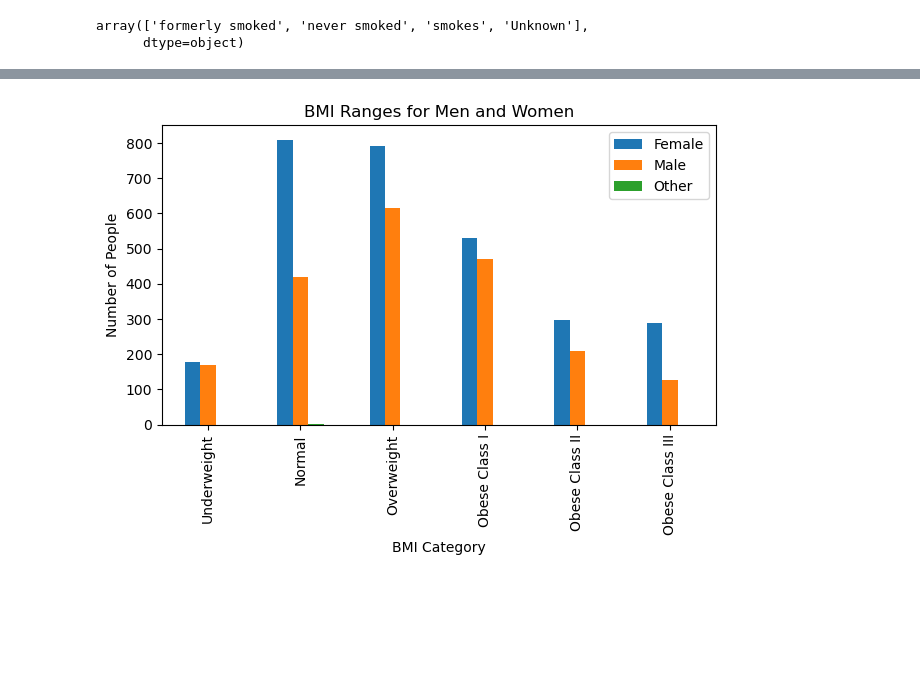
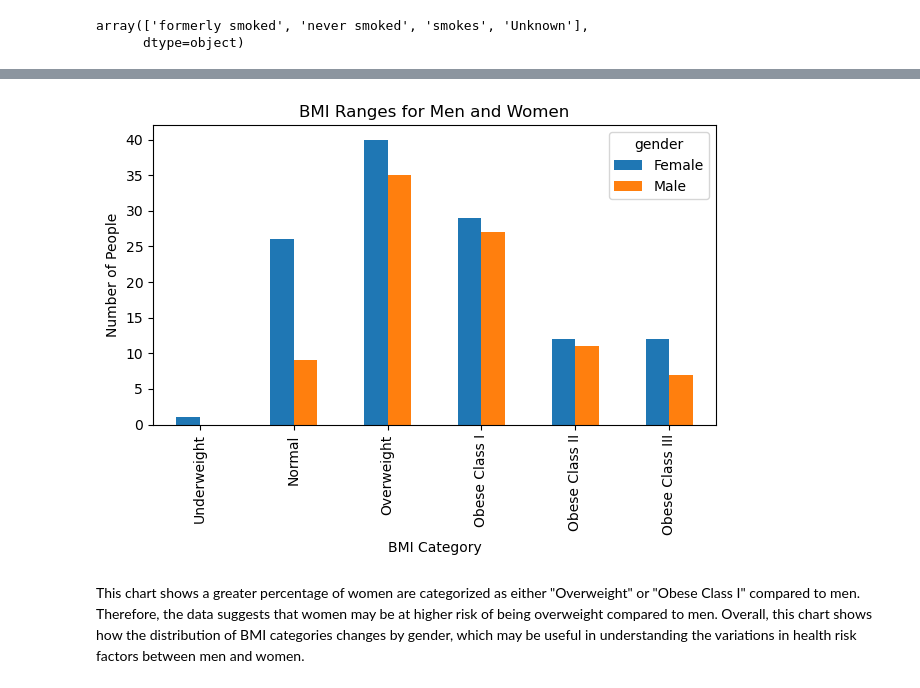
Before and after one commit to talazubi/project-1, a Jupyter notebook: stroke-prediction.ipynb, the cells around one changed output, grey strips where cells are left out. Saved outputs shown, nothing was run; the diff lists cells and outputs as text; code cells hidden in the pictures; blank space fills up the shorter version.

```diff
--- a/stroke-prediction.ipynb
+++ b/stroke-prediction.ipynb
@@ -169,4 +160,11 @@ bmi_bins = [0, 18.5, 24.9, 29.9, 34.9, 39.9, 100]
 bmi_labels = ['Underweight', 'Normal', 'Overweight', 'Obese Class I', 'Obese Class II', 'Obese Class III']
 # %%
 # Creating a copy of the stroke prediction for later aggregations
-stroke_predictive_bmi_df = stroke_predictive.copy()
+stroke_patients_df = stroke_predictive.copy()
+# %%
+#Getting only the columns where there is a stroke
+stroke_patients_df = stroke_patients_df[stroke_patients_df["stroke"] ==1]
+# %%
+# Add a BMI category column
+stroke_patients_df['bmi_category'] = pd.cut(stroke_patients_df['bmi'], bmi_bins, labels=bmi_labels, include_lowest=True)
+stroke_patients_df.head()
@@ -201,0 +212,5 @@ plt.show()
+# %%
+# Group by gender and BMI category
+#Used this link to get be able to get use the unstack function https://pandas.pydata.org/docs/reference/api/pandas.DataFrame.unstack.html
+bmi_gender_group = stroke_patients_df.groupby(['bmi_category', 'gender']).size().unstack(fill_value=0)
+bmi_gender_group
@@ -202,28 +226,24 @@ plt.show()
 # %%
-# Group by gender and BMI category
-bmi_gender_group = stroke_predictive_bmi_df.groupby(['bmi_category', 'gender']).size().unstack(fill_value=0)
-
 # Plot stacked bar chart
 bmi_gender_group.plot(kind='bar')
 
 #Giving the chart some labels
 plt.title('BMI Ranges for Men and Women')
 plt.xlabel('BMI Category')
 plt.ylabel('Number of People')
-
-# Adding a legend
-plt.legend()
 
 #Adjusting the layout of the plot to ensure proper spacing of elements
 plt.tight_layout()
 
 # Saving the figure
 plt.savefig("data/BMI Ranges for Men and Women.png")
 
 #Displaying the chart
 plt.show()
 # %% [output]
-[figure, old version]
+[figure, new version]
+# %% [markdown]
+This chart shows a greater percentage of women are categorized as either "Overweight" or "Obese Class I" compared to men. Therefore, the data suggests that women may be at higher risk of being overweight compared to men. Overall, this chart shows how the distribution of BMI categories changes by gender, which may be useful in understanding the variations in health risk factors between men and women.
 # %%
 # Establish the bins for age
 age_bins = [40, 50, 60, 70, 80, 90]  # Define age ranges
```
Also changed, not shown: parts of 21 cells of this notebook, 5 other files.
